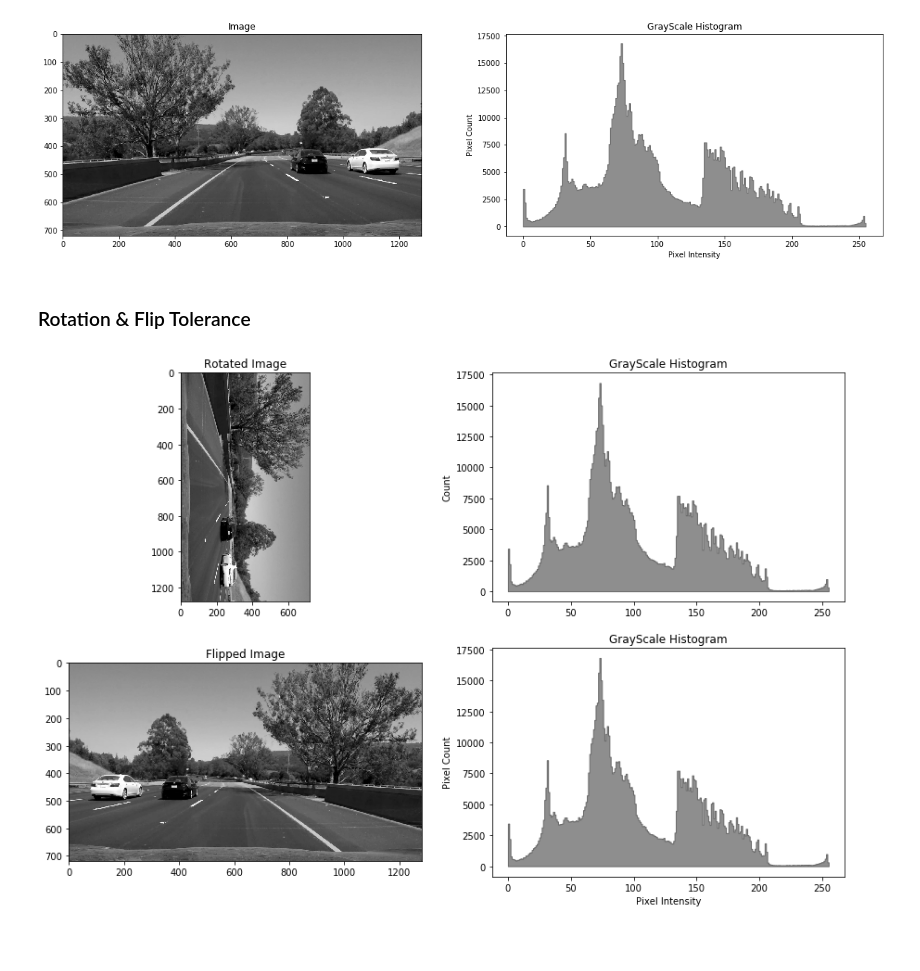
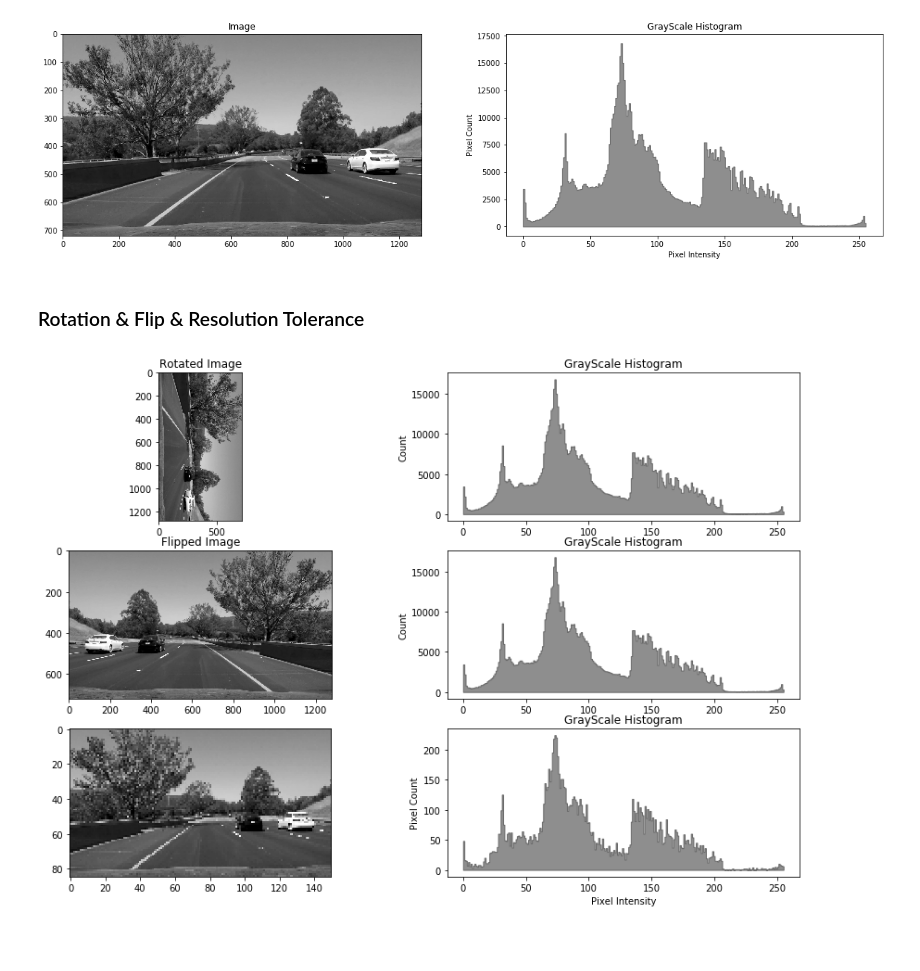
Before and after one commit to Defcon27/Image-Search-using-Parallel-Computing, a Jupyter notebook: Image_Histograms/ImageHistVisualizations.ipynb, the cells around one changed output. Drawn from its saved outputs; the diff is of its cells as text; code cells hidden in the pictures.

```diff
--- a/Image_Histograms/ImageHistVisualizations.ipynb
+++ b/Image_Histograms/ImageHistVisualizations.ipynb
@@ -28,7 +28,7 @@ plt.show()
 # %%
 from ImageHistogram import plotGrayDistribution
 
-image = cv2.imread("Image_Database/road.jpg")
+image = cv2.imread("../Image_Database/road.jpg")
 image = cv2.cvtColor(image, cv2.COLOR_BGR2GRAY)
 
 f, (ax1, ax2) = plt.subplots(1, 2, figsize=(20,5))
@@ -41,25 +41,29 @@ plt.show()
 # %% [output]
 [figure]
 # %% [markdown]
-### Rotation & Flip Tolerance
+### Rotation & Flip & Resolution Tolerance
 # %%
 image_rotated = cv2.rotate(image, cv2.ROTATE_90_CLOCKWISE)
 image_flipped = cv2.flip(image, 1)
+image_resized = cv2.resize(image, (150,85))
 
 
-f, ax = plt.subplots(2, 2, figsize=(15,10))
+f, ax = plt.subplots(3, 2, figsize=(15,10))
 
 ax[0,0].set_title('Rotated Image')
 ax[0,0].imshow(image_rotated, cmap="gray")
 ax[0,1].set_title('GrayScale Histogram')
 plotGrayDistribution(image_rotated, ax[0,1])
 ax[1,0].set_title('Flipped Image')
 ax[1,0].imshow(image_flipped, cmap="gray")
 ax[1,1].set_title('GrayScale Histogram')
 plotGrayDistribution(image_flipped, ax[1,1])
+ax[2,0].imshow(image_resized, cmap="gray")
+ax[2,1].set_title('GrayScale Histogram')
+plotGrayDistribution(image_resized, ax[2,1])
 plt.show()
 # %% [output]
-[figure, old version]
+[figure, new version]
 # %% [markdown]
 ##
 # %% [markdown]
```
Also changed, not shown: parts of 12 cells of this notebook.
